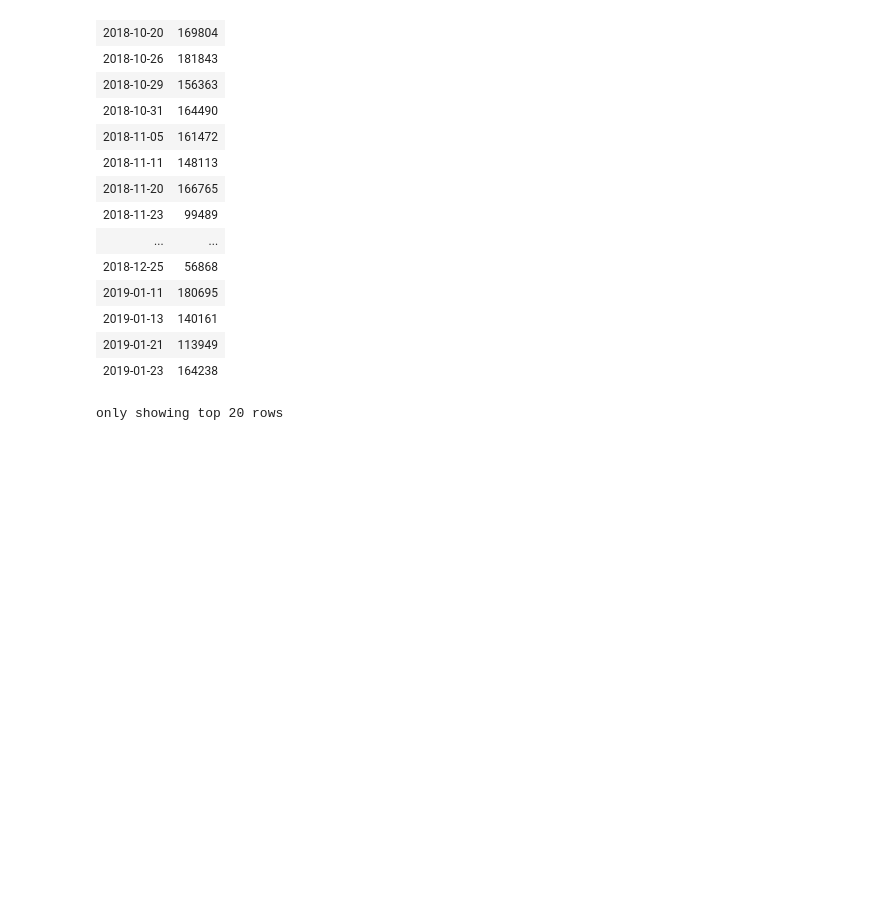
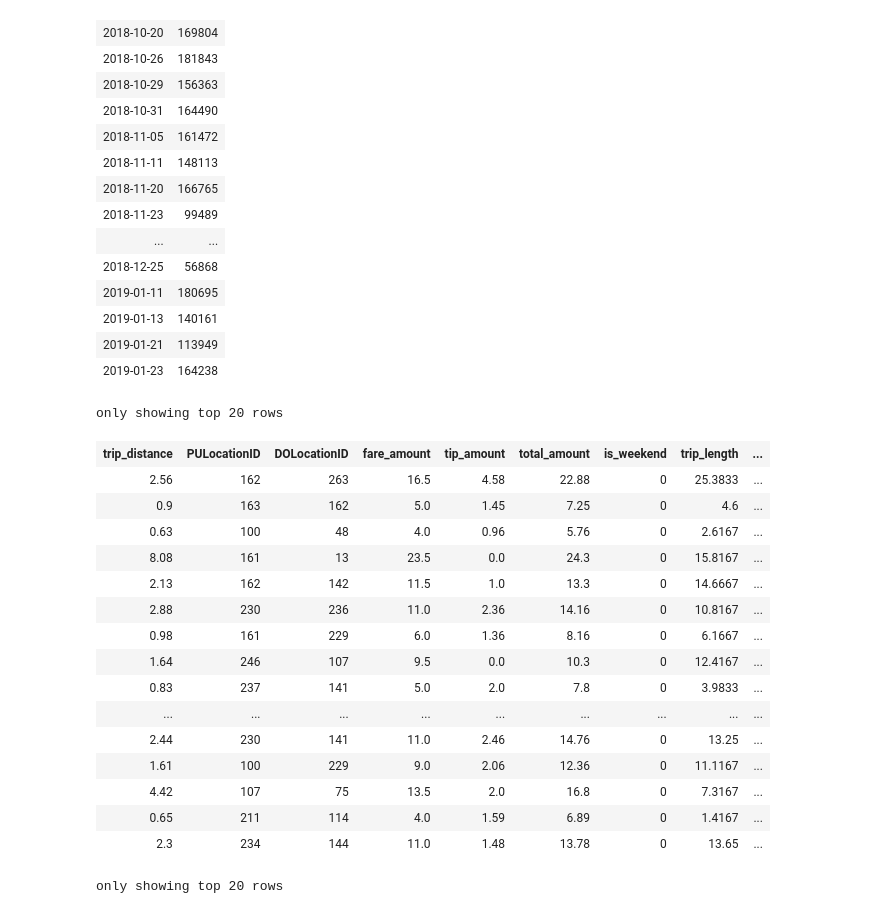
Before and after one commit to MAST30034-Applied-Data-Science/mast30034-project-1-dustintano10, a Jupyter notebook: notebooks/modelling.ipynb, the cells around one changed output. Cells and saved outputs as stored; diff of their text form; code cells hidden in the pictures; blank space fills up the shorter version.

```diff
--- a/notebooks/modelling.ipynb
+++ b/notebooks/modelling.ipynb
@@ -25,7 +24,6 @@ yellow = spark.read.parquet('../../mast30034-project-1-dustintano10/data/curated
 # %%
-yellow = yellow.withColumn(
-    'Win',
-    (F.col("Win") == 'Yes').cast('BOOLEAN')
-)
+yellow_sample = yellow_sample.withColumn('pickup_hour', hour("tpep_pickup_datetime"))
+yellow_sample = yellow_sample.withColumn('dropoff_hour', hour("tpep_dropoff_datetime"))
+yellow_sample = yellow_sample.withColumn('is_weekend', F.when(yellow.is_weekend == 'false', 0).otherwise(1))
 
-yellow.show(1, vertical=True, truncate=100)
+yellow_sample = yellow_sample.withColumn('Win', F.when(yellow.Win == 'No', 0).otherwise(1))
@@ -86,0 +91,26 @@ yellow_test = yellow.where((F.col('Date') == '2018-11-23'))
+# %%
+# convert boolean values into 0 and 1
+
+yellow = yellow.withColumn('is_weekend', F.when(yellow.is_weekend == 'false', 0).otherwise(1))
+
+yellow = yellow.withColumn('Win', F.when(yellow.Win == 'No', 0).otherwise(1))
+
+yellow
+# %% [output]
+| trip_distance | PULocationID | DOLocationID | fare_amount | tip_amount | total_amount | is_weekend | trip_length | ... |
+| 2.56 | 162 | 263 | 16.5 | 4.58 | 22.88 | 0 | 25.3833 | ... |
+| 0.9 | 163 | 162 | 5.0 | 1.45 | 7.25 | 0 | 4.6 | ... |
+| 0.63 | 100 | 48 | 4.0 | 0.96 | 5.76 | 0 | 2.6167 | ... |
+| 8.08 | 161 | 13 | 23.5 | 0.0 | 24.3 | 0 | 15.8167 | ... |
+| 2.13 | 162 | 142 | 11.5 | 1.0 | 13.3 | 0 | 14.6667 | ... |
+| 2.88 | 230 | 236 | 11.0 | 2.36 | 14.16 | 0 | 10.8167 | ... |
+| 0.98 | 161 | 229 | 6.0 | 1.36 | 8.16 | 0 | 6.1667 | ... |
+| 1.64 | 246 | 107 | 9.5 | 0.0 | 10.3 | 0 | 12.4167 | ... |
+| 0.83 | 237 | 141 | 5.0 | 2.0 | 7.8 | 0 | 3.9833 | ... |
+| ... | ... | ... | ... | ... | ... | ... | ... | ... |
+| 2.44 | 230 | 141 | 11.0 | 2.46 | 14.76 | 0 | 13.25 | ... |
+| 1.61 | 100 | 229 | 9.0 | 2.06 | 12.36 | 0 | 11.1167 | ... |
+| 4.42 | 107 | 75 | 13.5 | 2.0 | 16.8 | 0 | 7.3167 | ... |
+| 0.65 | 211 | 114 | 4.0 | 1.59 | 6.89 | 0 | 1.4167 | ... |
+| 2.3 | 234 | 144 | 11.0 | 1.48 | 13.78 | 0 | 13.65 | ... |
+only showing top 20 rows
```
Also changed, not shown: parts of 24 cells of this notebook.
